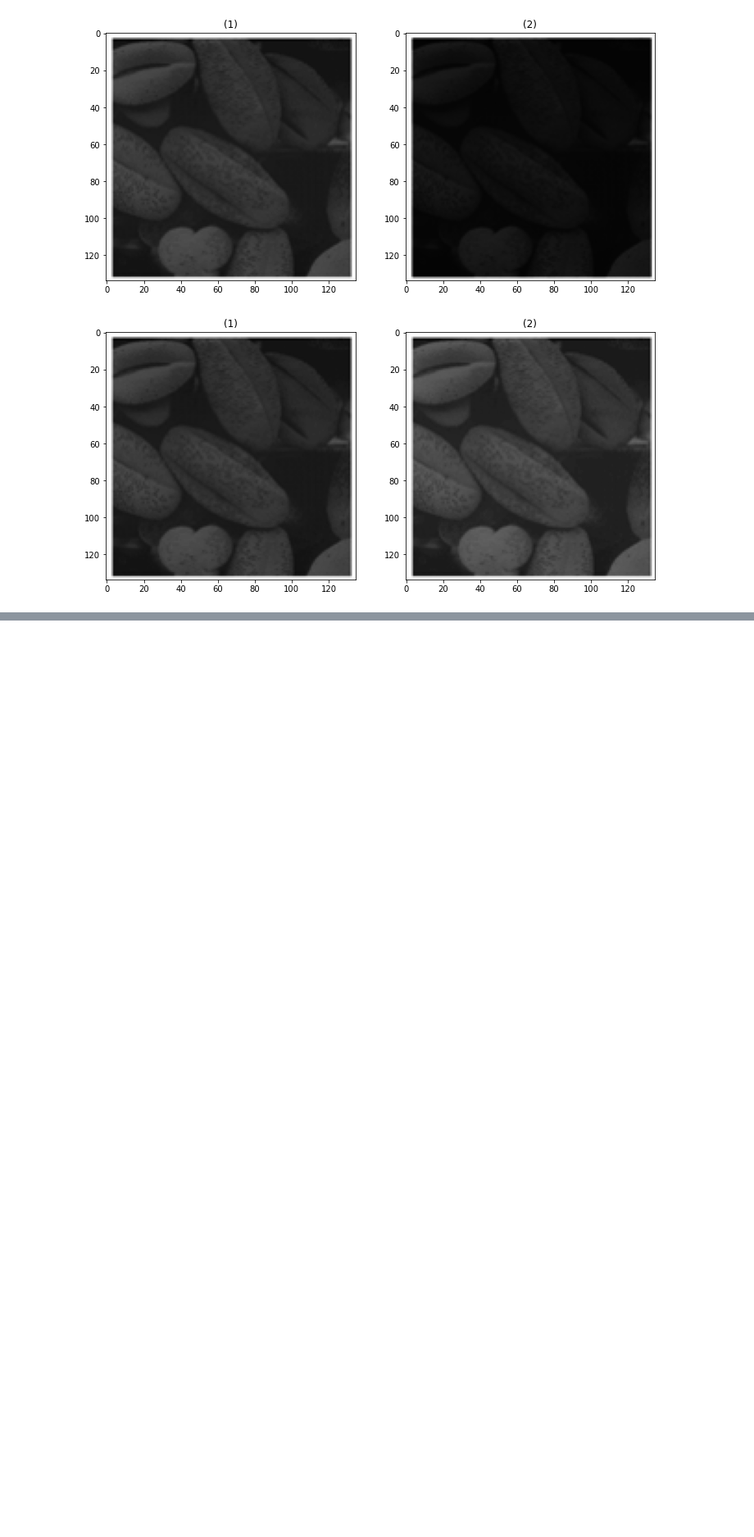
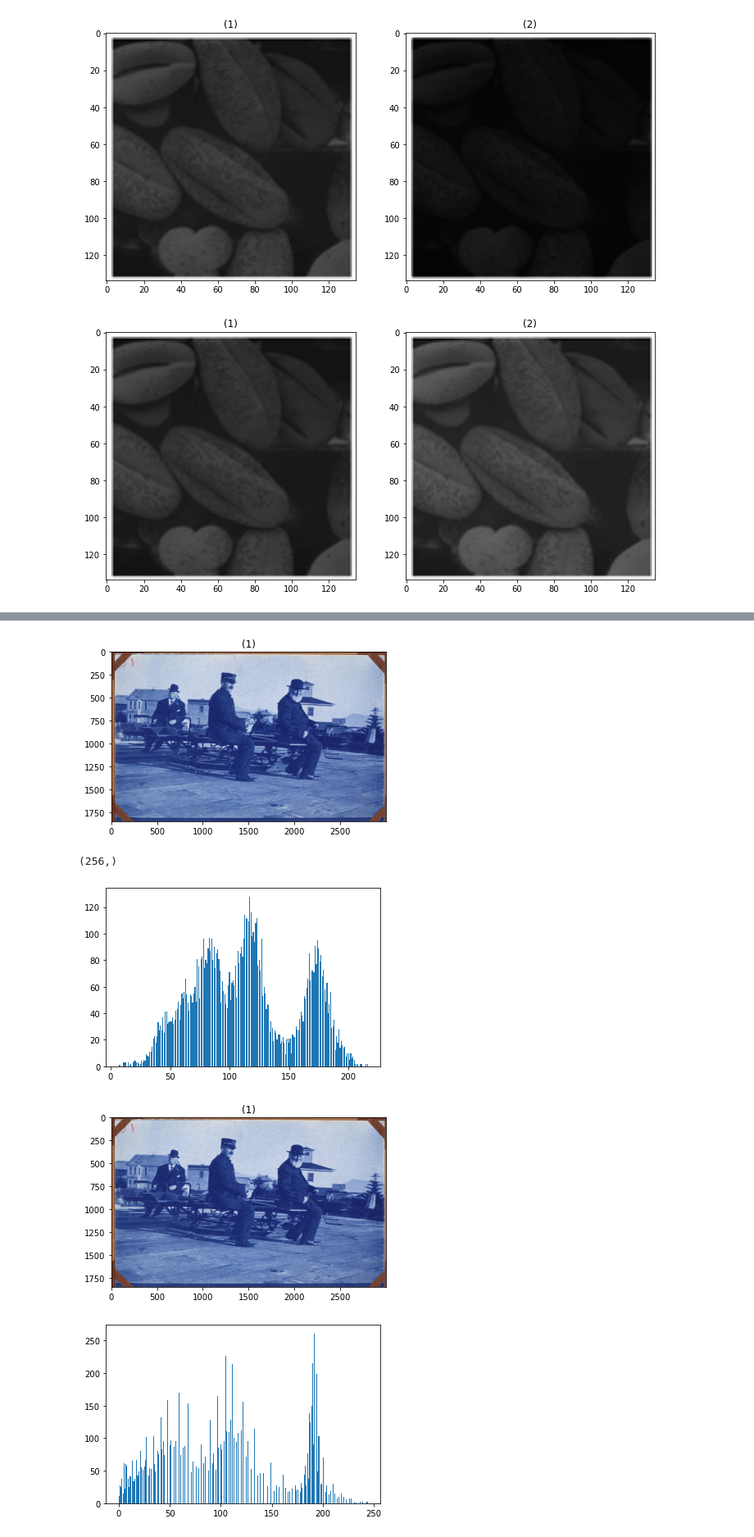
Before and after one commit to EngPeterAtef/ImageProcessing_Labs, a Jupyter notebook: lab4 _Contrast Enhancement/Lab4_STD.ipynb, the cells around one changed output, grey strips where cells are left out. Shown at 82% size. Saved outputs shown, nothing was run; the diff lists cells and outputs as text; code cells hidden in the pictures; blank space fills up the shorter version.

```diff
--- a/lab4 _Contrast Enhancement/Lab4_STD.ipynb
+++ b/lab4 _Contrast Enhancement/Lab4_STD.ipynb
@@ -137,20 +135,12 @@ def histogramEqualization(img, G=256):
     H_c = np.zeros((G))
     T = np.zeros((G))
     (N, M) = newImg.shape
-    # print(N)
-    # print(M)
-    H = histogram(newImg, nbins=G)
-
-    peterArr = np.zeros(G)
-    for i in range(H.shape[0]):
-        for j in range(H.shape[1]):
-            peterArr[j] = H[]
+    H = np.histogram(newImg, bins=G)
 
 
-    print(H)
-    H_c[0] = H[0]
-    for p in range(1,H.shape[0]):
-        H_c[p] = H_c[p-1] + H[p]
+    H_c[0] = H[0][0]
+    for p in range(1,H[0].shape[0]):
+        H_c[p] = H_c[p-1] + H[0][p]
         T[p] = round((G - 1)*H_c[p]/(N*M))
 
     for i in range(N):
@@ -198,0 +170,13 @@ showHistCommon(z*256)
+# %%
+show_images([img_blue1])
+showHistCommon(img_blue1[2])
+img_blue1[2] = histogramEqualization(img_blue1[2])
+# img_blue2[2] = histogramEqualization(img_blue2[2])
+show_images([img_blue1])
+showHistCommon(img_blue1[2])
+# %% [output]
+[figure, added]
+(256,)
+[figure, added]
+[figure, added]
+[figure, added]
```
Also changed, not shown: parts of 10 cells of this notebook, 1 other file.
